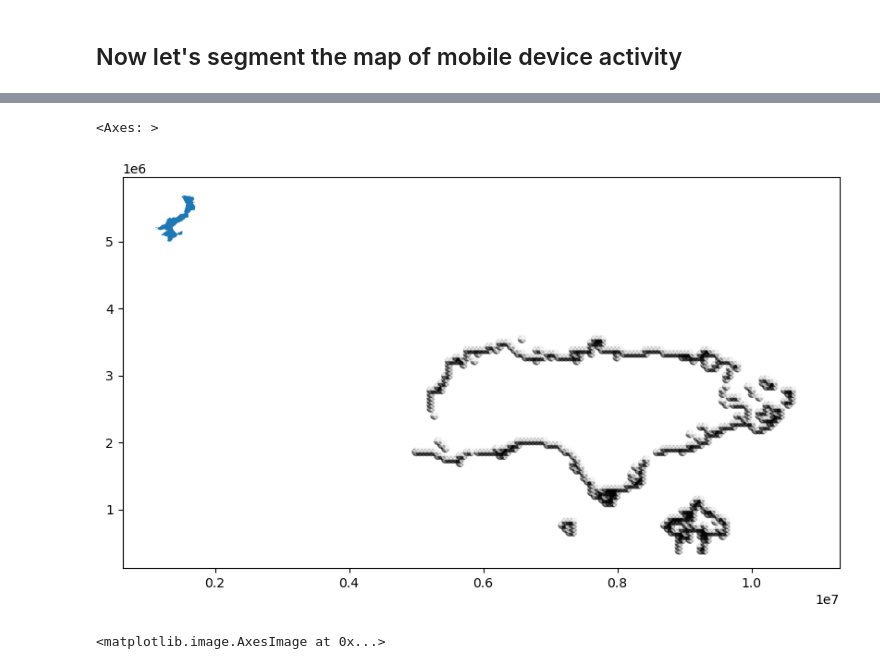
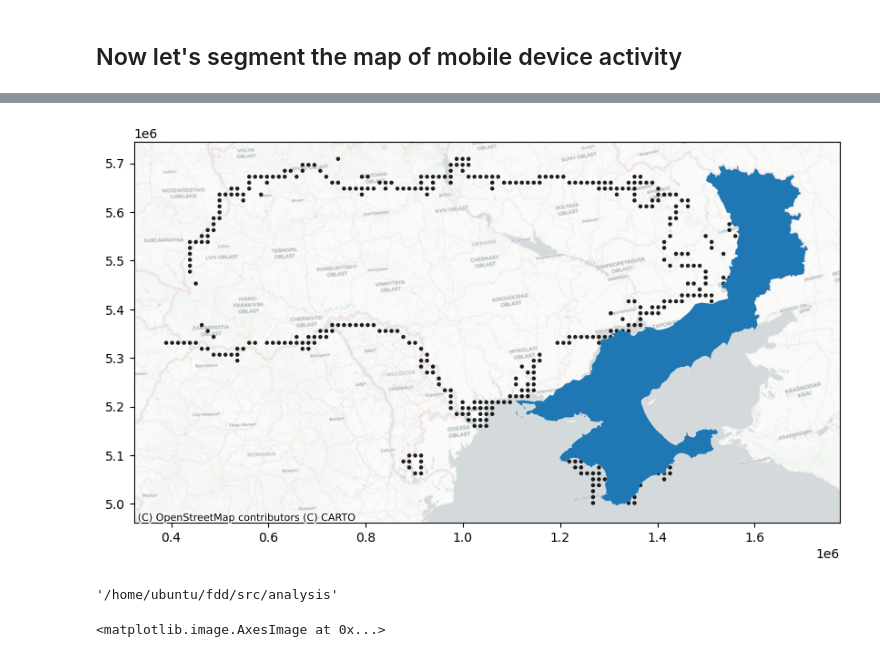
Before and after one commit to Davidvandijcke/fdr, a Jupyter notebook: src/analysis/frontline.ipynb, the cells around one changed output, grey strips where cells are left out. Drawn from its saved outputs; the diff is of its cells as text; code cells hidden in the pictures.

Commit message:
worked on frontline

```diff
--- a/src/analysis/frontline.ipynb
+++ b/src/analysis/frontline.ipynb
@@ -108,8 +75,13 @@ array([[list([array([0., 0.]), array([0.        , 0.00759079]), array([0.0075907
+# %%
+xmin = np.min(model.X_raw, axis=0)
+xmax = np.max(model.X_raw - xmin)
+X_coord = model.grid_x * xmax +  np.flip(xmin)
 # %%
 X_coord = X_coord.reshape(-1, X_coord.shape[-1])
 Y_coord = u.flatten()
 # %%
 u_gdf = gpd.GeoDataFrame(np.stack([Y_coord, J_grid.flatten()]).T, geometry=gpd.points_from_xy(X_coord[:,0], X_coord[:,1]), crs = grid.crs, columns=['u', 'J_grid'])
+u_gdf.loc[u_gdf['J_grid'] == 0, 'J_grid'] = np.nan
 # %%
 import contextily as ctx
 fig, ax =  plt.subplots(figsize=(10,10))
@@ -180,10 +96,20 @@ u_gdf
 # %%
 fig, ax = plt.subplots(figsize=(10, 6))
-u_gdf.plot(ax=ax, cmap = "binary", column="J_grid", alpha=0.5)
+u_gdf.plot(ax=ax, cmap = "binary_r", column="J_grid", alpha=0.8, s=5)
 isw.plot(ax=ax)
+ctx.add_basemap(ax, crs=u_gdf.crs.to_string(), source=ctx.providers.CartoDB.Positron)
+file_name = "isw_frontline.png"
+fn = "/home/ubuntu/results/" + file_name
+plt.savefig(fn)
+s3 = boto3.client('s3')
+with open(fn, "rb") as f:
+    s3.upload_fileobj(f, "ipsos-dvd", "fdd/results/figs/" + file_name)
 # %% [output]
-<Axes: >
-[figure, old version]
+[figure, new version]
+# %%
+os.getcwd()
+# %% [output]
+'/home/ubuntu/fdd/src/analysis'
 # %%
 plt.imshow(model.grid_y, origin="lower", cmap="coolwarm")
 # %% [output]
```
Also changed, not shown: parts of 21 cells of this notebook, 1 other file.
